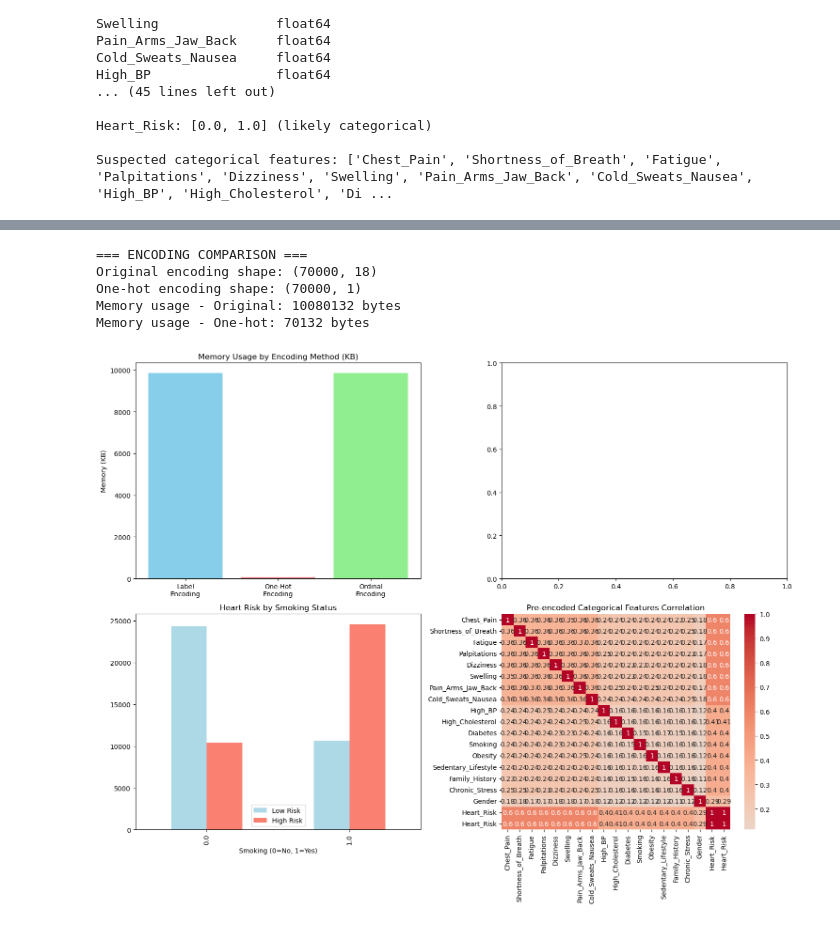
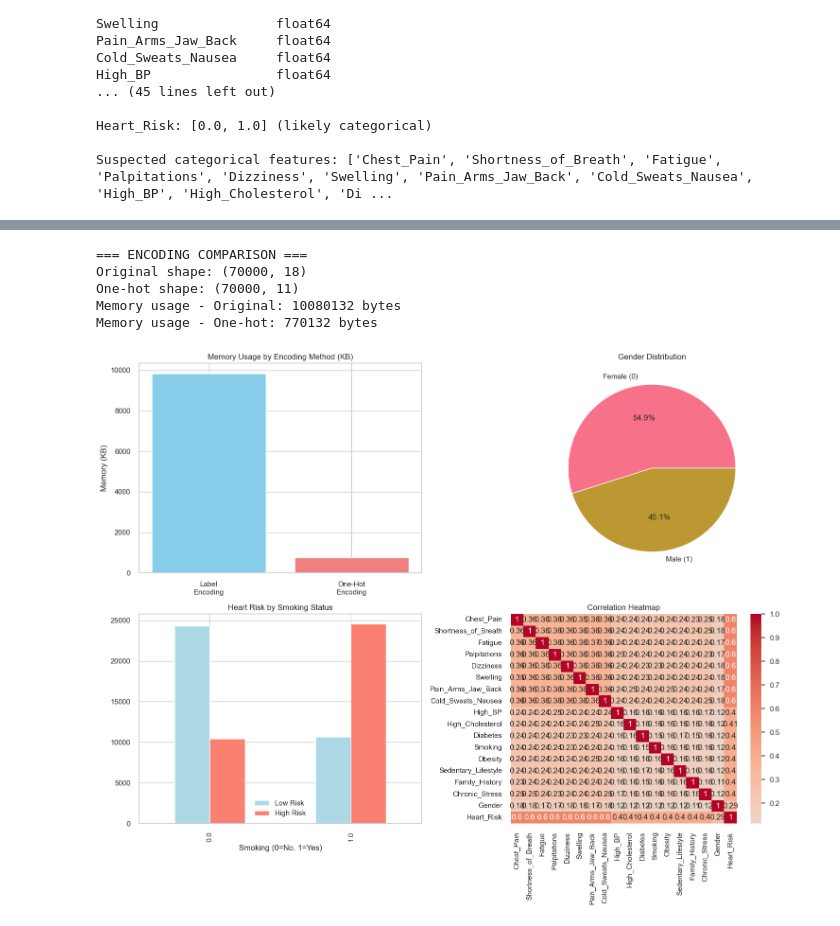
Before and after one commit to IT24101256/2025-Y2-S1-MLB-B6G1-05-PGNO-105, a Jupyter notebook: notebooks/IT24101256_Encoding_Categoricals.ipynb, the cells around one changed output, grey strips where cells are left out. Drawn from its saved outputs; the diff is of its cells as text; code cells hidden in the pictures.

```diff
--- a/notebooks/IT24101256_Encoding_Categoricals.ipynb
+++ b/notebooks/IT24101256_Encoding_Categoricals.ipynb
@@ -87,61 +122,59 @@ if 'RestingECG' in df.columns:
 # %%
-# Compare encoding approaches
+#Encoding Comparison
 print("\n=== ENCODING COMPARISON ===")
 
-# Original (already encoded)
+# Original categorical subset
 original_categorical = df[suspected_categorical]
-print(f"Original encoding shape: {original_categorical.shape}")
 
-# One-hot encoded version
-df_onehot = pd.get_dummies(df_interpreted[[col + '_Label' for col in ['Sex', 'Smoking'] if col in df.columns]],
-                          drop_first=True)
-print(f"One-hot encoding shape: {df_onehot.shape}")
+# One-hot encode all interpreted categorical labels
+label_cols = [col+'_Label' for col in categorical_mappings.keys() if col+'_Label' in df_interpreted.columns]
+df_onehot = pd.get_dummies(df_interpreted[label_cols], drop_first=True)
 
-# Show memory and interpretability trade-offs
+print(f"Original shape: {original_categorical.shape}")
+print(f"One-hot shape: {df_onehot.shape}")
 print(f"Memory usage - Original: {original_categorical.memory_usage(deep=True).sum()} bytes")
 print(f"Memory usage - One-hot: {df_onehot.memory_usage(deep=True).sum()} bytes")
 # %% [output]
 === ENCODING COMPARISON ===
-Original encoding shape: (70000, 18)
-One-hot encoding shape: (70000, 1)
+Original shape: (70000, 18)
+One-hot shape: (70000, 11)
 Memory usage - Original: 10080132 bytes
-Memory usage - One-hot: 70132 bytes
+Memory usage - One-hot: 770132 bytes
 # %%
 fig, axes = plt.subplots(2, 2, figsize=(15, 12))
 
-# 1. Encoding Method Comparison
-methods = ['Label\nEncoding', 'One-Hot\nEncoding', 'Ordinal\nEncoding']
-memory_usage = [original_categorical.memory_usage(deep=True).sum()/1024,
-                df_onehot.memory_usage(deep=True).sum()/1024,
-                original_categorical.memory_usage(deep=True).sum()/1024]
-interpretability = [3, 5, 4]  # Subjective scores
-
-axes[0,0].bar(methods, memory_usage, color=['skyblue', 'lightcoral', 'lightgreen'])
+# 1. Memory Usage by Encoding
+methods = ['Label\nEncoding', 'One-Hot\nEncoding']
+memory_usage = [
+    original_categorical.memory_usage(deep=True).sum()/1024,
+    df_onehot.memory_usage(deep=True).sum()/1024
+]
+axes[0,0].bar(methods, memory_usage, color=['skyblue', 'lightcoral'])
 axes[0,0].set_title('Memory Usage by Encoding Method (KB)')
 axes[0,0].set_ylabel('Memory (KB)')
 
-# 2. Feature Distribution Analysis
-if 'Sex' in df.columns:
-    sex_dist = df['Sex'].value_counts()
-    axes[0,1].pie(sex_dist.values, labels=['Female (0)', 'Male (1)'], autopct='%1.1f%%')
-    axes[0,1].set_title('Sex Distribution (Pre-encoded)')
+# 2. Gender Distribution
+if 'Gender' in df.columns:
+    gender_dist = df['Gender'].value_counts()
+    axes[0,1].pie(gender_dist.values, labels=['Female (0)', 'Male (1)'], autopct='%1.1f%%')
+    axes[0,1].set_title('Gender Distribution')
 
-# 3. Categorical vs Target Relationship
-if 'Smoking' in df.columns:
+# 3. Heart Risk by Smoking
+if 'Smoking' in df.columns and 'Heart_Risk' in df.columns:
     smoking_risk = pd.crosstab(df['Smoking'], df['Heart_Risk'])
-    smoking_risk.plot(kind='bar', ax=axes[1,0], color=['lightblue', 'salmon'])
+    smoking_risk.plot(kind='bar', ax=axes[1,0], color=['lightblue','salmon'])
     axes[1,0].set_title('Heart Risk by Smoking Status')
     axes[1,0].set_xlabel('Smoking (0=No, 1=Yes)')
-    axes[1,0].legend(['Low Risk', 'High Risk'])
+    axes[1,0].legend(['Low Risk','High Risk'])
 
-# 4. Encoding Validation Heatmap
-if len(suspected_categorical) >= 3:
-    corr_matrix = df[suspected_categorical + ['Heart_Risk']].corr()
+# 4. Correlation Heatmap
+if len(suspected_categorical) >= 3 and 'Heart_Risk' in df.columns:
+    corr_matrix = df[suspected_categorical].corr()
     sns.heatmap(corr_matrix, annot=True, cmap='coolwarm', center=0, ax=axes[1,1])
-    axes[1,1].set_title('Pre-encoded Categorical Features Correlation')
+    axes[1,1].set_title('Correlation Heatmap')
 
 plt.tight_layout()
 plt.savefig('../results/eda_visualizations/categorical_encoding_analysis.png', dpi=300, bbox_inches='tight')
 plt.show()
 # %% [output]
-[figure, old version]
+[figure, new version]
```
Also changed, not shown: parts of 3 cells of this notebook, 5 other files.
